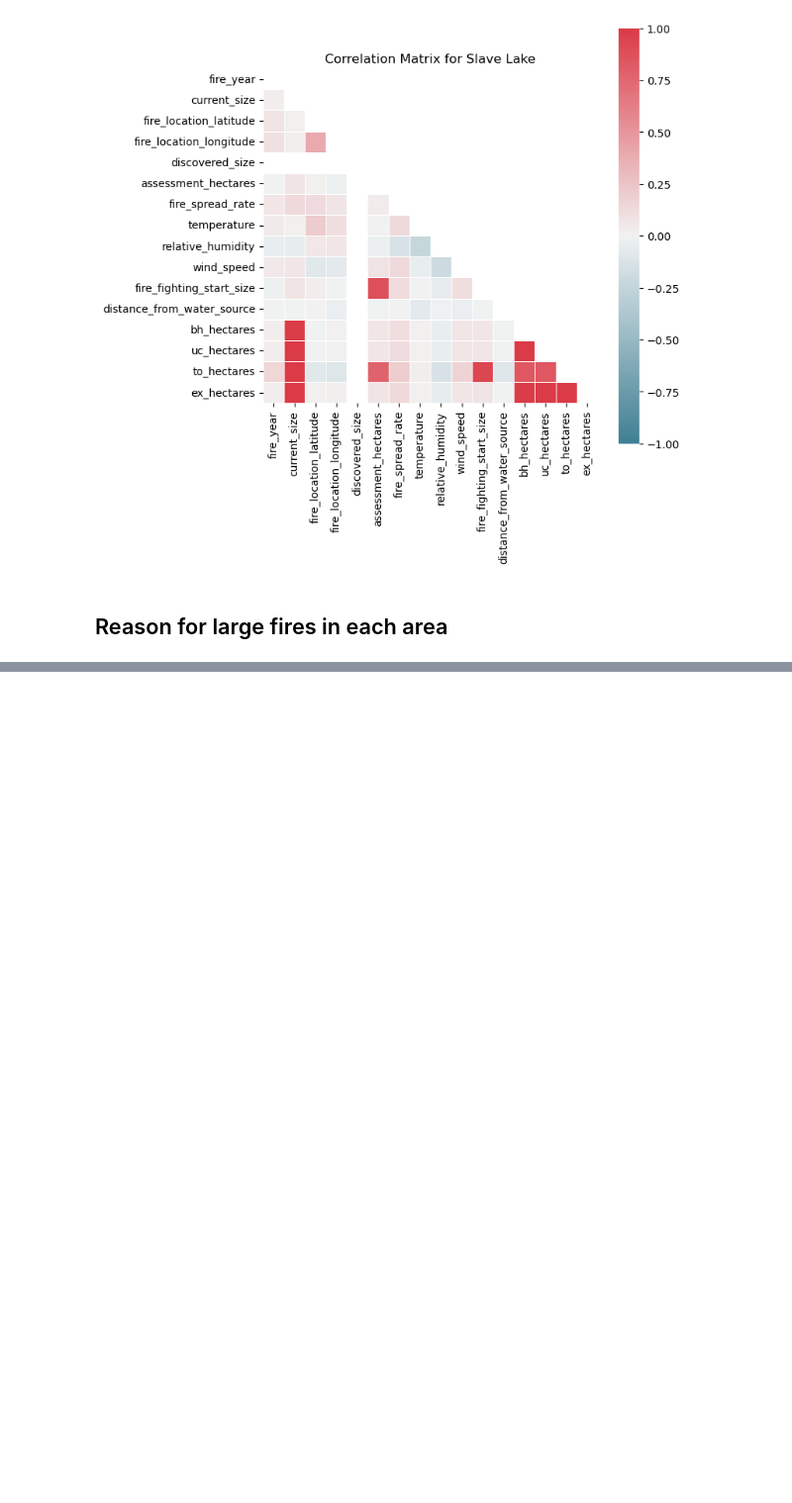
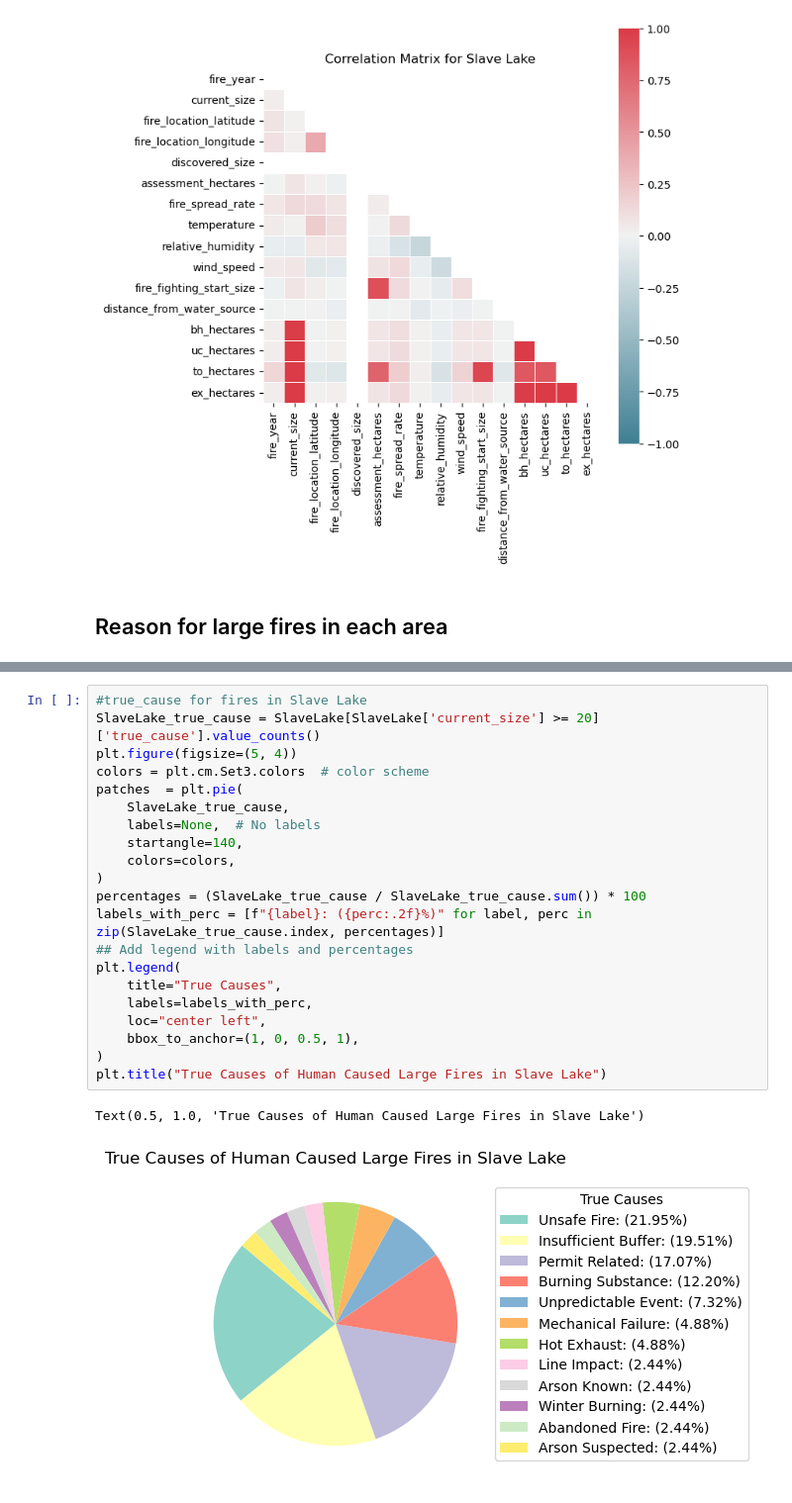
Before and after one commit to moazk17/CxC-Hackathon--EY-Wildfires-Challenge, a Jupyter notebook: challenge/EYWildfires.ipynb, the cells around one changed output, grey strips where cells are left out. Shown at 99% size. Saved outputs shown, nothing was run; the diff lists cells and outputs as text; blank space fills up the shorter version.

```diff
--- a/challenge/EYWildfires.ipynb
+++ b/challenge/EYWildfires.ipynb
@@ -184,0 +191,24 @@ KeyboardInterrupt:
+# %%
+#true_cause for fires in Slave Lake
+SlaveLake_true_cause = SlaveLake[SlaveLake['current_size'] >= 20]['true_cause'].value_counts()
+plt.figure(figsize=(5, 4))
+colors = plt.cm.Set3.colors  # color scheme
+patches  = plt.pie(
+    SlaveLake_true_cause,
+    labels=None,  # No labels
+    startangle=140,
+    colors=colors,
+)
+percentages = (SlaveLake_true_cause / SlaveLake_true_cause.sum()) * 100
+labels_with_perc = [f"{label}: ({perc:.2f}%)" for label, perc in zip(SlaveLake_true_cause.index, percentages)]
+## Add legend with labels and percentages
+plt.legend(
+    title="True Causes",
+    labels=labels_with_perc,
+    loc="center left",
+    bbox_to_anchor=(1, 0, 0.5, 1),
+)
+plt.title("True Causes of Human Caused Large Fires in Slave Lake")
+# %% [output]
+Text(0.5, 1.0, 'True Causes of Human Caused Large Fires in Slave Lake')
+[figure, added]
```
Also changed, not shown: parts of 4 cells of this notebook.
